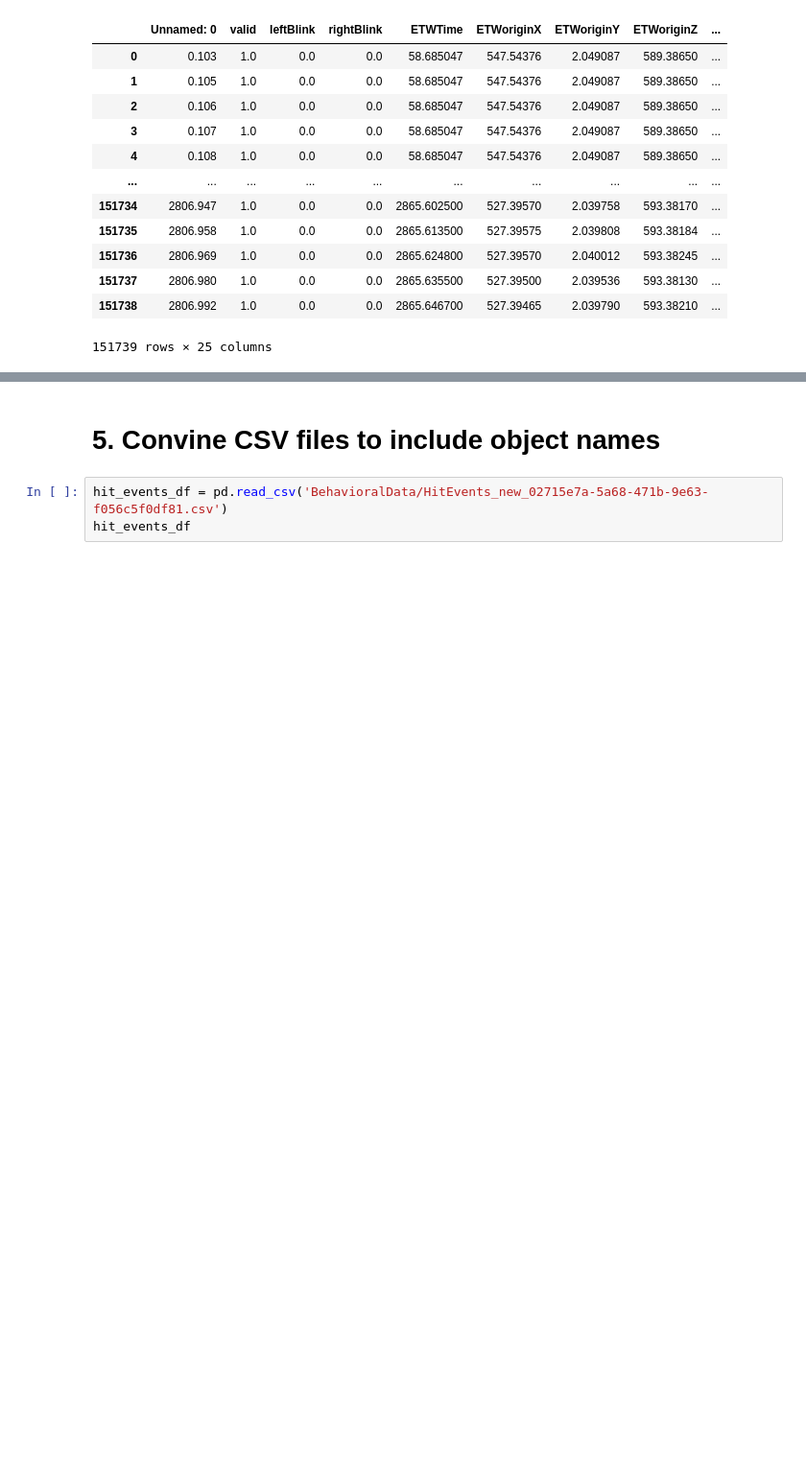
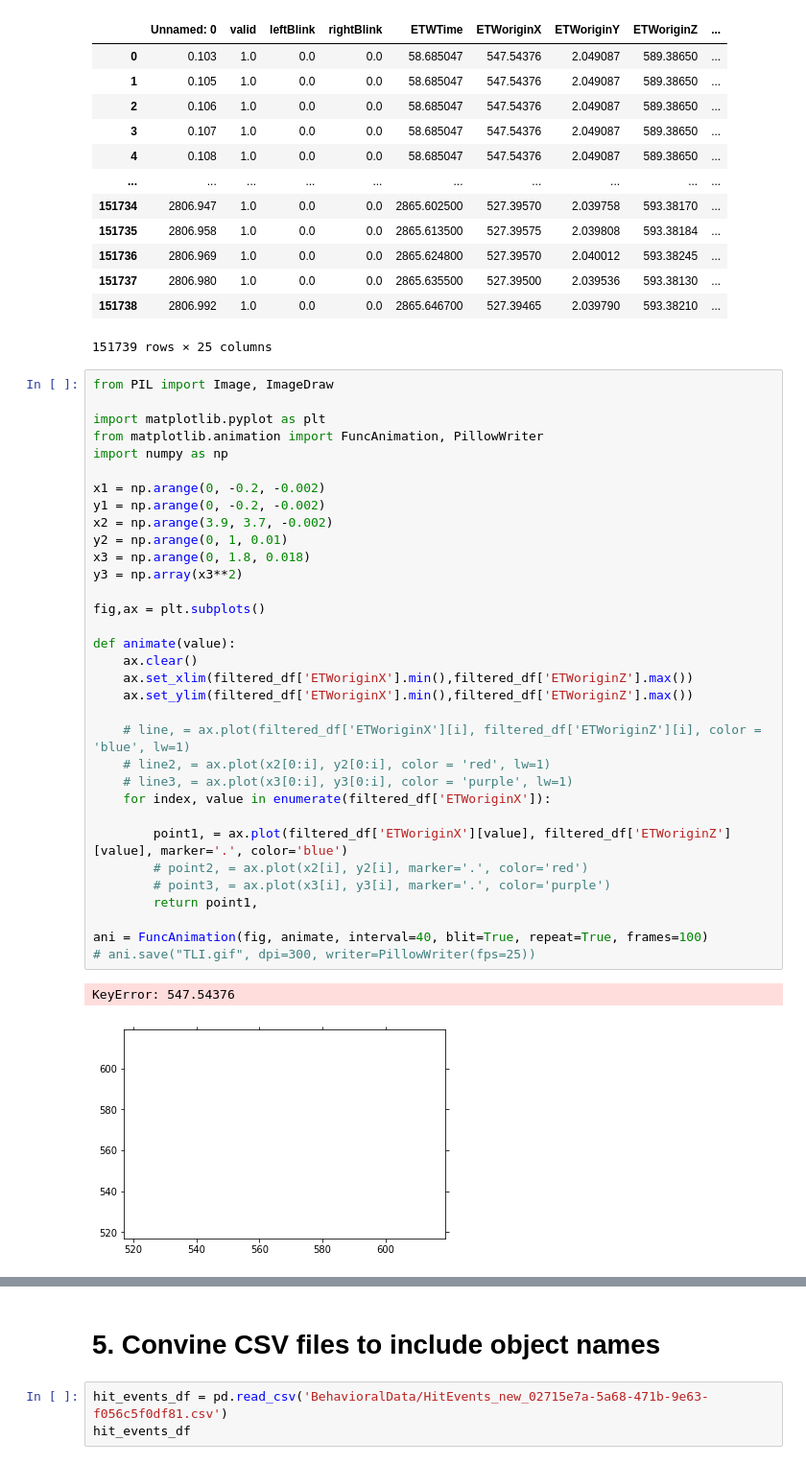
Before and after one commit to JohnMadrid/VillageBehavioralWalk, a Jupyter notebook: positions_filtering.ipynb, the cells around one changed output, grey strips where cells are left out. Shown at 96% size. Cells and saved outputs as stored; diff of their text form; blank space fills up the shorter version.

Commit message:
Animation

```diff
--- a/positions_filtering.ipynb
+++ b/positions_filtering.ipynb
@@ -632,3 +632,39 @@ filtered_df
 | 151737 | 2806.980 | 1.0 | 0.0 | 0.0 | 2865.635500 | 527.39500 | 2.039536 | 593.38130 | ... |
 | 151738 | 2806.992 | 1.0 | 0.0 | 0.0 | 2865.646700 | 527.39465 | 2.039790 | 593.38210 | ... |
 151739 rows × 25 columns
+# %%
+from PIL import Image, ImageDraw
+
+import matplotlib.pyplot as plt
+from matplotlib.animation import FuncAnimation, PillowWriter
+import numpy as np
+
+x1 = np.arange(0, -0.2, -0.002)
+y1 = np.arange(0, -0.2, -0.002)
+x2 = np.arange(3.9, 3.7, -0.002)
+y2 = np.arange(0, 1, 0.01)
+x3 = np.arange(0, 1.8, 0.018)
+y3 = np.array(x3**2)
+
+fig,ax = plt.subplots()
+
+def animate(value):
+    ax.clear()
+    ax.set_xlim(filtered_df['ETWoriginX'].min(),filtered_df['ETWoriginZ'].max())
+    ax.set_ylim(filtered_df['ETWoriginX'].min(),filtered_df['ETWoriginZ'].max())
+
+    # line, = ax.plot(filtered_df['ETWoriginX'][i], filtered_df['ETWoriginZ'][i], color = 'blue', lw=1)
+    # line2, = ax.plot(x2[0:i], y2[0:i], color = 'red', lw=1)
+    # line3, = ax.plot(x3[0:i], y3[0:i], color = 'purple', lw=1)
+    for index, value in enumerate(filtered_df['ETWoriginX']):
+
+        point1, = ax.plot(filtered_df['ETWoriginX'][value], filtered_df['ETWoriginZ'][value], marker='.', color='blue')
+        # point2, = ax.plot(x2[i], y2[i], marker='.', color='red')
+        # point3, = ax.plot(x3[i], y3[i], marker='.', color='purple')
+        return point1,
+
+ani = FuncAnimation(fig, animate, interval=40, blit=True, repeat=True, frames=100)
+# ani.save("TLI.gif", dpi=300, writer=PillowWriter(fps=25))
+# %% [output]
+KeyError: 547.54376
+[figure, added]
```
Also changed, not shown: parts of 4 cells of this notebook.
